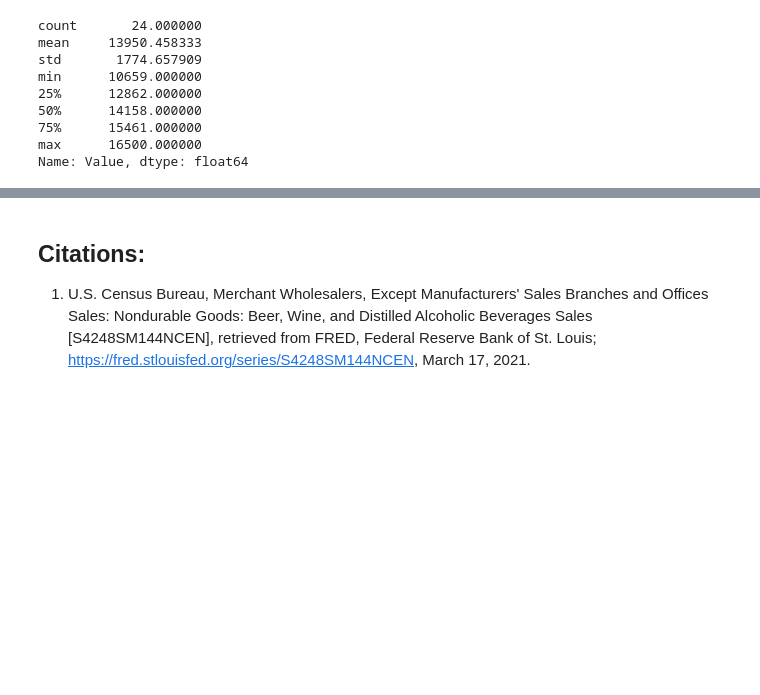
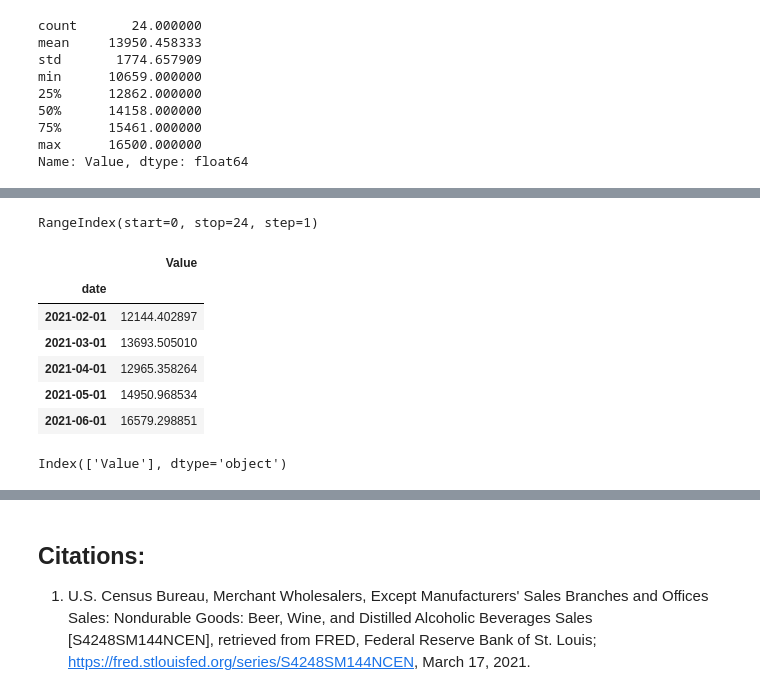
Before and after one commit to Lewis34cs/fred_alc_beverage_sales, a Jupyter notebook: time_series_with_rnn.ipynb, the cells around one changed output, grey strips where cells are left out. Drawn from its saved outputs; the diff is of its cells as text; code cells hidden in the pictures; blank space fills up the shorter version.

```diff
--- a/time_series_with_rnn.ipynb
+++ b/time_series_with_rnn.ipynb
@@ -276,0 +295,3 @@ Predicting into the future
+# %%
+df.index.max()
+forecast_df['date'] = pd.date_range(start=df.index.max(), periods=24, freq='MS')
@@ -276,0 +307,40 @@ Predicting into the future
+# %%
+def forecast(rnn_model, df, forecast_len, length, n_features, inverse=1):
+
+  y_pred = []
+  forecast_df = pd.DataFrame()
+  # Creating a new column in forecast_df that begins the month after the final
+  #month in the original df
+  forecast_df['date'] = pd.date_range(start=df.index.max()+pd.Timedelta(days=31),
+                                      periods=forecast_len, freq='MS')
+  # Scaling the values in our df
+  scaler = MinMaxScaler()
+  scaled_df = scaler.fit_transform(df)
+  # Creating first batch to train off of
+  first_eval_batch = scaled_df[-length:]
+  # reshaping batch to be equal to the shape of the Timeseries Generator
+  curr_batch = first_eval_batch.reshape((1, length, n_features))
+
+  for i in range(forecast_len):
+    # generating one prediction off of the current batch
+    one_pred = rnn_model.predict(curr_batch)[0]
+    # adding prediction to our y_pred list
+    y_pred.append(one_pred)
+    # updating the current batch to remove the oldest datapoint and appending the
+    # one prediction to the end of the batch
+    curr_batch = np.append(curr_batch[:,1:,:], [[one_pred]], axis=1)
+
+  # inverse transforming the predicted values so they are back on the same scale as
+  # the original values
+  if inverse:
+    y_pred = scaler.inverse_transform(y_pred)
+
+  # Setting a new column in the forecast_df to include all predicted values
+  forecast_df['Value'] = y_pred
+  return forecast_df
+# %%
+pred_df = forecast(rnn01, df, 24, length=12, n_features=n_feats)
+# %%
+pred_df.index
+# %% [output]
+RangeIndex(start=0, stop=24, step=1)
@@ -276,0 +350,14 @@ Predicting into the future
+# %%
+pred_df.head()
+# %% [output]
+|  | Value |
+| date |  |
+| 2021-02-01 | 12144.402897 |
+| 2021-03-01 | 13693.505010 |
+| 2021-04-01 | 12965.358264 |
+| 2021-05-01 | 14950.968534 |
+| 2021-06-01 | 16579.298851 |
+# %%
+df.columns
+# %% [output]
+Index(['Value'], dtype='object')
```
Also changed, not shown: parts of 32 cells of this notebook.
